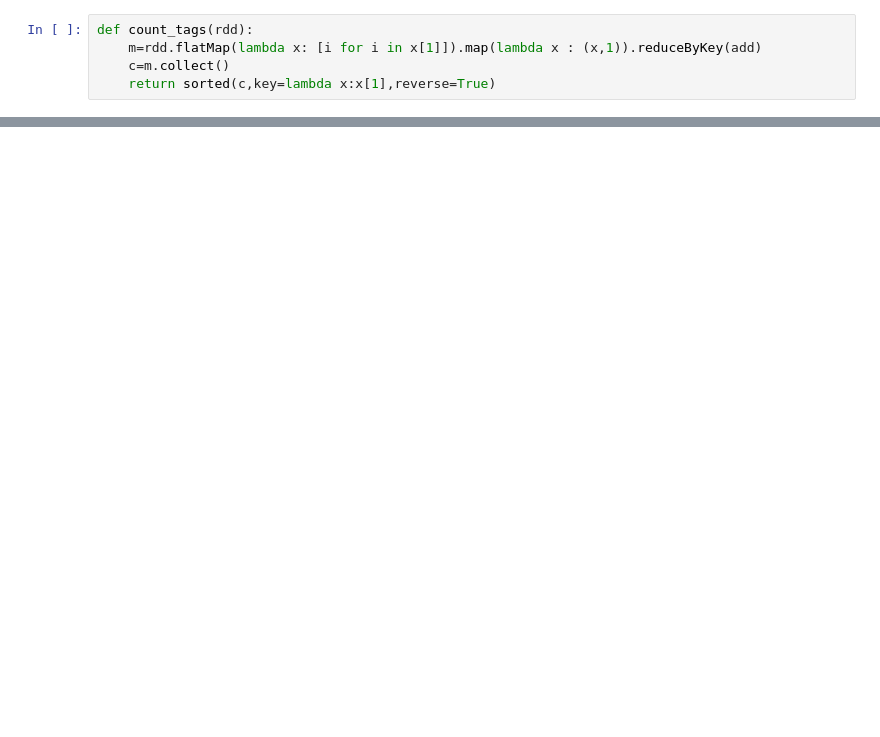
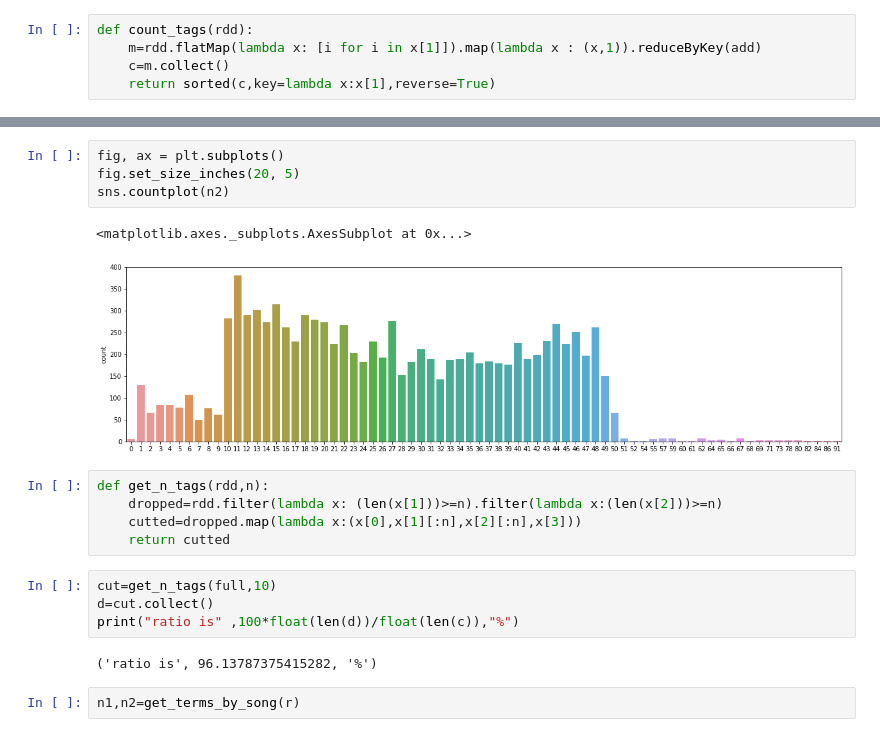
Before and after one commit to Polymere/ADA_Group, a Jupyter notebook: project/notebooks/tags_analysis.ipynb, the cells around one changed output, grey strips where cells are left out. Cells and saved outputs as stored; diff of their text form; blank space fills up the shorter version.

```diff
--- a/project/notebooks/tags_analysis.ipynb
+++ b/project/notebooks/tags_analysis.ipynb
@@ -72,0 +140,20 @@ c[:10]
+# %%
+fig, ax = plt.subplots()
+fig.set_size_inches(20, 5)
+sns.countplot(n2)
+# %% [output]
+<matplotlib.axes._subplots.AxesSubplot at 0x...>
+[figure, added]
+# %%
+def get_n_tags(rdd,n):
+    dropped=rdd.filter(lambda x: (len(x[1]))>=n).filter(lambda x:(len(x[2]))>=n)
+    cutted=dropped.map(lambda x:(x[0],x[1][:n],x[2][:n],x[3]))
+    return cutted
+# %%
+cut=get_n_tags(full,10)
+d=cut.collect()
+print("ratio is" ,100*float(len(d))/float(len(c)),"%")
+# %% [output]
+('ratio is', 96.13787375415282, '%')
+# %%
+n1,n2=get_terms_by_song(r)
```
Also changed, not shown: parts of 18 cells of this notebook.
